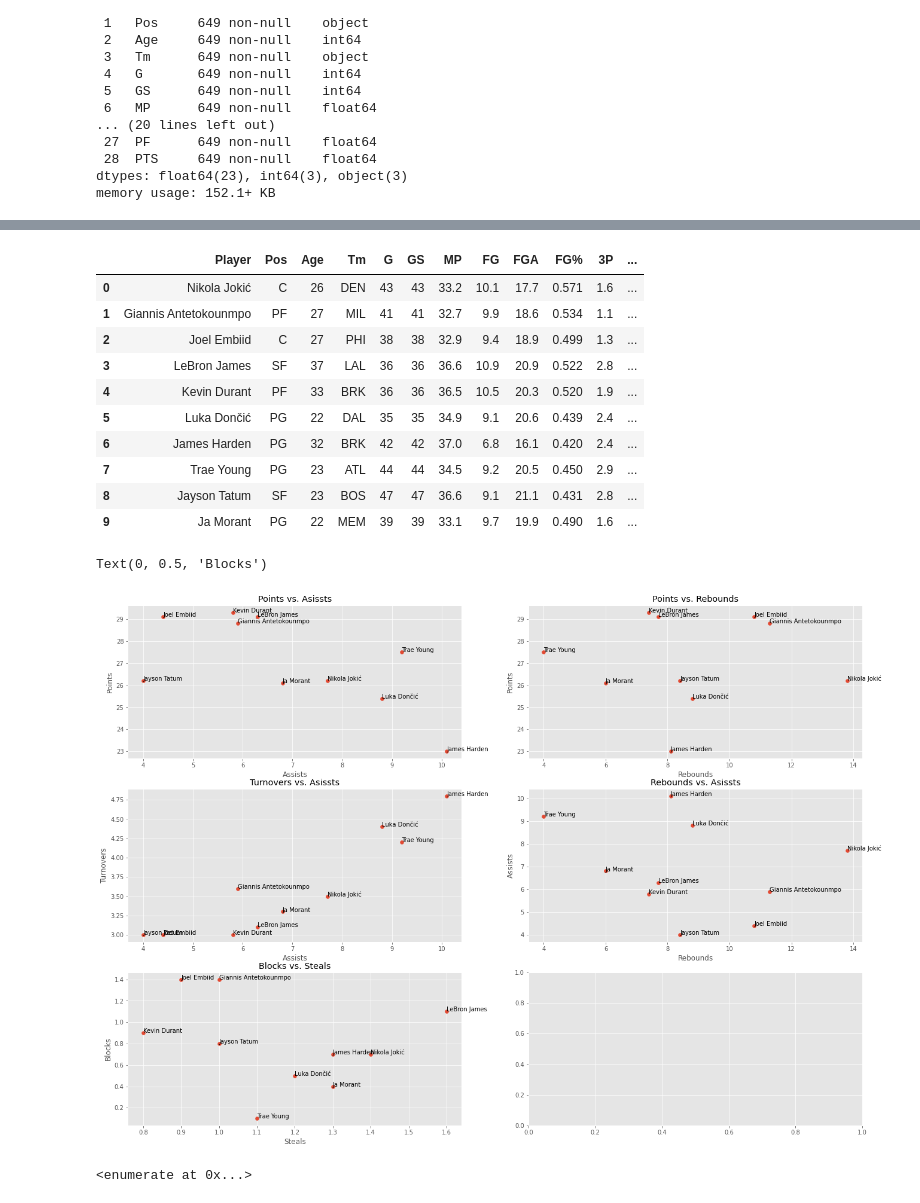
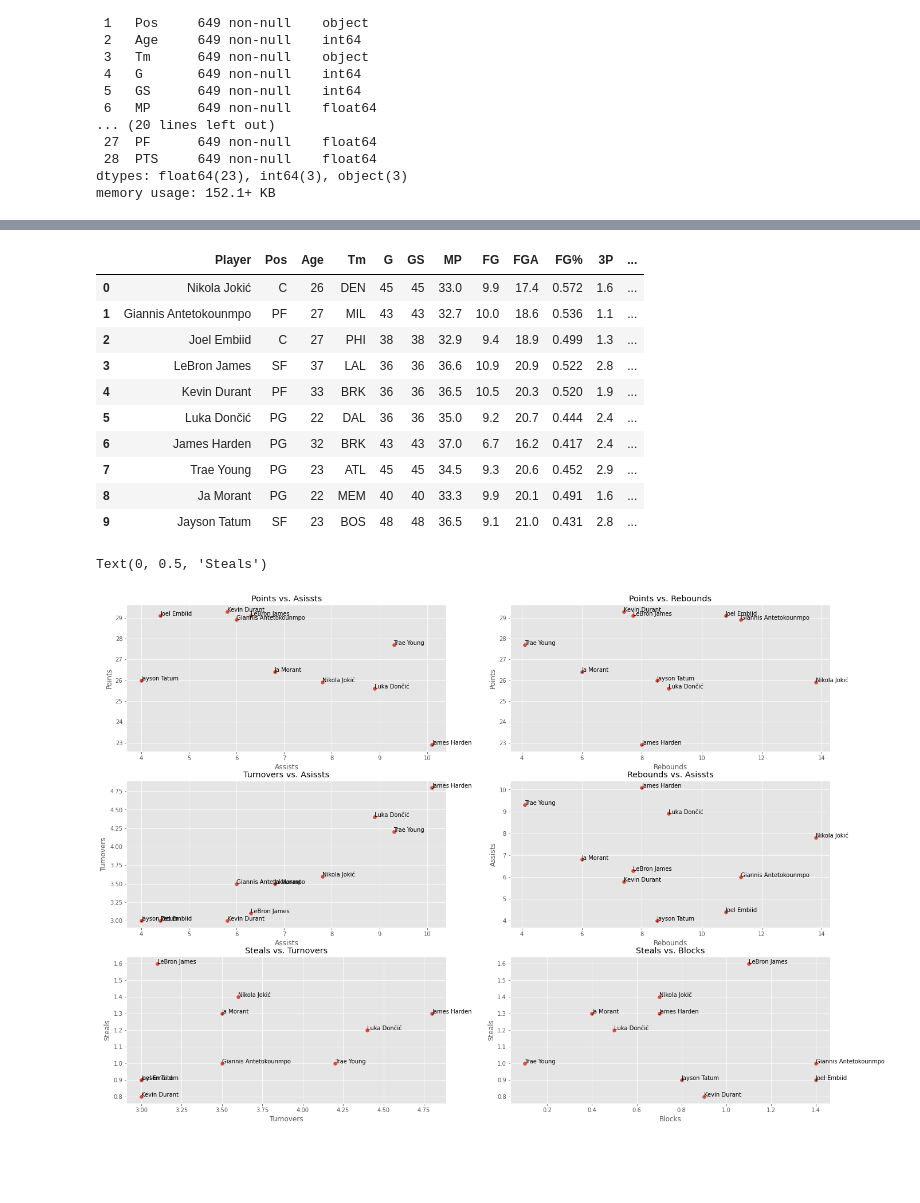
Before and after one commit to seher13/Nba, a Jupyter notebook: NBA_stats_2021_22_Web_scrapping.ipynb, the cells around one changed output, grey strips where cells are left out. Saved outputs shown, nothing was run; the diff lists cells and outputs as text; code cells hidden in the pictures; blank space fills up the shorter version.

```diff
--- a/NBA_stats_2021_22_Web_scrapping.ipynb
+++ b/NBA_stats_2021_22_Web_scrapping.ipynb
@@ -176,19 +189,18 @@ top10 = df3.sort_values('EFF', ascending=False).head(10)
 # %%
-top10 = top10.reset_index()
-top10 = top10.iloc[:,2:]
+top10 = top10.reset_index().iloc[:,1:]
 top10
 # %% [output]
 |  | Player | Pos | Age | Tm | G | GS | MP | FG | FGA | FG% | 3P | ... |
-| 0 | Nikola Jokić | C | 26 | DEN | 43 | 43 | 33.2 | 10.1 | 17.7 | 0.571 | 1.6 | ... |
-| 1 | Giannis Antetokounmpo | PF | 27 | MIL | 41 | 41 | 32.7 | 9.9 | 18.6 | 0.534 | 1.1 | ... |
+| 0 | Nikola Jokić | C | 26 | DEN | 45 | 45 | 33.0 | 9.9 | 17.4 | 0.572 | 1.6 | ... |
+| 1 | Giannis Antetokounmpo | PF | 27 | MIL | 43 | 43 | 32.7 | 10.0 | 18.6 | 0.536 | 1.1 | ... |
 | 2 | Joel Embiid | C | 27 | PHI | 38 | 38 | 32.9 | 9.4 | 18.9 | 0.499 | 1.3 | ... |
 | 3 | LeBron James | SF | 37 | LAL | 36 | 36 | 36.6 | 10.9 | 20.9 | 0.522 | 2.8 | ... |
 | 4 | Kevin Durant | PF | 33 | BRK | 36 | 36 | 36.5 | 10.5 | 20.3 | 0.520 | 1.9 | ... |
-| 5 | Luka Dončić | PG | 22 | DAL | 35 | 35 | 34.9 | 9.1 | 20.6 | 0.439 | 2.4 | ... |
-| 6 | James Harden | PG | 32 | BRK | 42 | 42 | 37.0 | 6.8 | 16.1 | 0.420 | 2.4 | ... |
-| 7 | Trae Young | PG | 23 | ATL | 44 | 44 | 34.5 | 9.2 | 20.5 | 0.450 | 2.9 | ... |
-| 8 | Jayson Tatum | SF | 23 | BOS | 47 | 47 | 36.6 | 9.1 | 21.1 | 0.431 | 2.8 | ... |
-| 9 | Ja Morant | PG | 22 | MEM | 39 | 39 | 33.1 | 9.7 | 19.9 | 0.490 | 1.6 | ... |
+| 5 | Luka Dončić | PG | 22 | DAL | 36 | 36 | 35.0 | 9.2 | 20.7 | 0.444 | 2.4 | ... |
+| 6 | James Harden | PG | 32 | BRK | 43 | 43 | 37.0 | 6.7 | 16.2 | 0.417 | 2.4 | ... |
+| 7 | Trae Young | PG | 23 | ATL | 45 | 45 | 34.5 | 9.3 | 20.6 | 0.452 | 2.9 | ... |
+| 8 | Ja Morant | PG | 22 | MEM | 40 | 40 | 33.3 | 9.9 | 20.1 | 0.491 | 1.6 | ... |
+| 9 | Jayson Tatum | SF | 23 | BOS | 48 | 48 | 36.5 | 9.1 | 21.0 | 0.431 | 2.8 | ... |
 # %%
 plt.style.use('ggplot')
 fig = plt.figure(figsize=(22,16))
@@ -198,46 +210,50 @@ ax3 = fig.add_subplot(323)
 ax4 = fig.add_subplot(324)
 ax5 = fig.add_subplot(325)
 ax6 = fig.add_subplot(326)
+
 
 ax1.scatter(top10['AST'], top10['PTS'])
 for i, txt in enumerate(top10['Player']):
   ax1.annotate(txt, (top10.loc[i,'AST'], top10.loc[i,'PTS']))
 ax1.set_title('Points vs. Asissts')
 ax1.set_xlabel('Assists')
 ax1.set_ylabel('Points')
 
 ax2.scatter(top10['TRB'], top10['PTS'])
 for i, txt in enumerate(top10['Player']):
   ax2.annotate(txt, (top10.loc[i,'TRB'], top10.loc[i,'PTS']))
 ax2.set_title('Points vs. Rebounds')
 ax2.set_xlabel('Rebounds')
 ax2.set_ylabel('Points')
 
 ax3.scatter(top10['AST'], top10['TOV'])
 for i, txt in enumerate(top10['Player']):
   ax3.annotate(txt, (top10.loc[i,'AST'], top10.loc[i,'TOV']))
 ax3.set_title('Turnovers vs. Asissts')
 ax3.set_xlabel('Assists')
 ax3.set_ylabel('Turnovers')
 
 
 ax4.scatter(top10['TRB'], top10['AST'])
 for i, txt in enumerate(top10['Player']):
   ax4.annotate(txt, (top10.loc[i,'TRB'], top10.loc[i,'AST']))
 ax4.set_title('Rebounds vs. Asissts')
 ax4.set_xlabel('Rebounds')
 ax4.set_ylabel('Assists')
 
-ax5.scatter(top10['STL'], top10['BLK'])
+ax5.scatter(top10['TOV'], top10['STL'])
 for i, txt in enumerate(top10['Player']):
-  ax5.annotate(txt, (top10.loc[i,'STL'], top10.loc[i,'BLK']))
-ax5.set_title('Blocks vs. Steals')
-ax5.set_xlabel('Steals')
-ax5.set_ylabel('Blocks')
+  ax5.annotate(txt, (top10.loc[i,'TOV'], top10.loc[i,'STL']))
+ax5.set_title('Steals vs. Turnovers')
+ax5.set_xlabel('Turnovers')
+ax5.set_ylabel('Steals')
+
+ax6.scatter(top10['BLK'], top10['STL'])
+for i, txt in enumerate(top10['Player']):
+  ax6.annotate(txt, (top10.loc[i,'BLK'], top10.loc[i,'STL']))
+ax6.set_title('Steals vs. Blocks')
+ax6.set_xlabel('Blocks')
+ax6.set_ylabel('Steals')
 # %% [output]
-Text(0, 0.5, 'Blocks')
+Text(0, 0.5, 'Steals')
-[figure, old version]
+[figure, new version]
-# %%
-enumerate(top10['Player'])
-# %% [output]
-<enumerate at 0x...>
```
Also changed, not shown: parts of 15 cells of this notebook.
